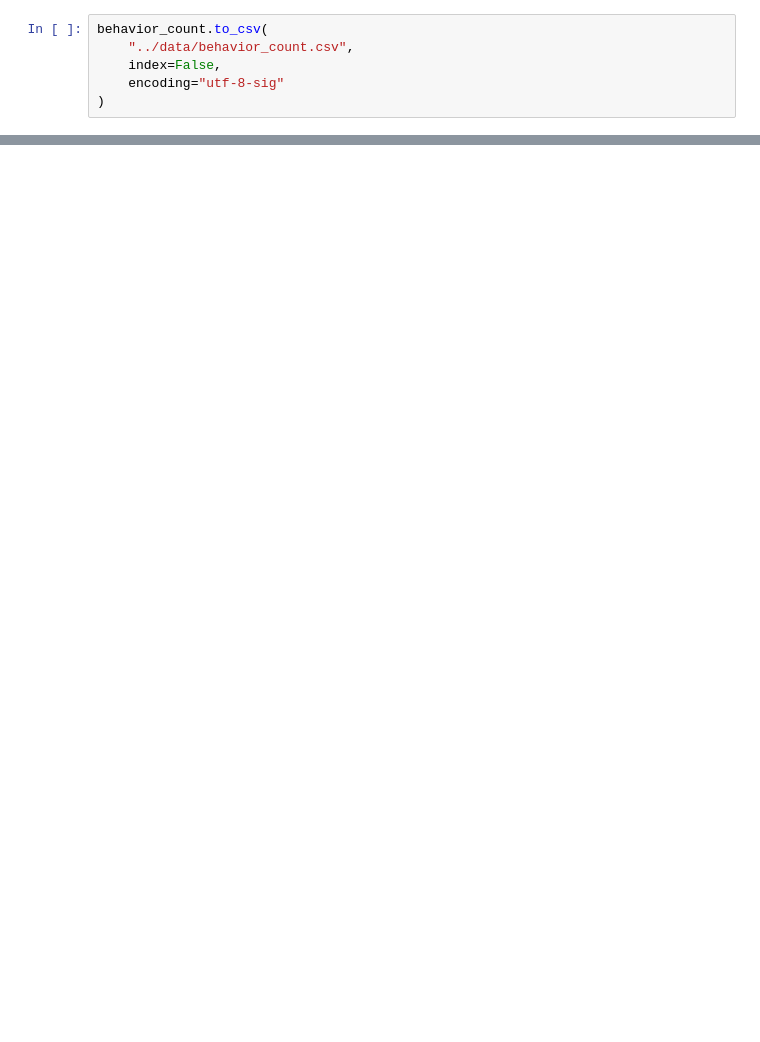
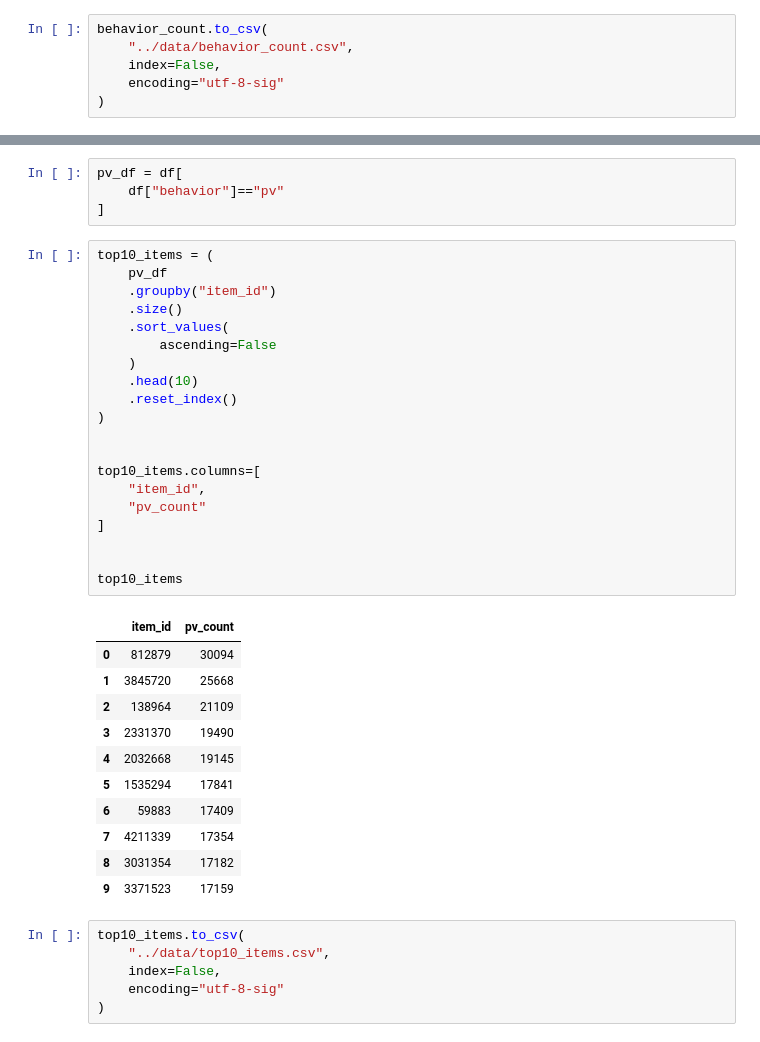
Before and after one commit to taotao-131/E-commerce-analysis, a Jupyter notebook: notebook/analysis.ipynb, the cells around one changed output, grey strips where cells are left out. Drawn from its saved outputs; the diff is of its cells as text; blank space fills up the shorter version.

```diff
--- a/notebook/analysis.ipynb
+++ b/notebook/analysis.ipynb
@@ -682,0 +156,42 @@ behavior_count = (
+# %%
+pv_df = df[
+    df["behavior"]=="pv"
+]
+# %%
+top10_items = (
+    pv_df
+    .groupby("item_id")
+    .size()
+    .sort_values(
+        ascending=False
+    )
+    .head(10)
+    .reset_index()
+)
+
+
+top10_items.columns=[
+    "item_id",
+    "pv_count"
+]
+
+
+top10_items
+# %% [output]
+|  | item_id | pv_count |
+| 0 | 812879 | 30094 |
+| 1 | 3845720 | 25668 |
+| 2 | 138964 | 21109 |
+| 3 | 2331370 | 19490 |
+| 4 | 2032668 | 19145 |
+| 5 | 1535294 | 17841 |
+| 6 | 59883 | 17409 |
+| 7 | 4211339 | 17354 |
+| 8 | 3031354 | 17182 |
+| 9 | 3371523 | 17159 |
+# %%
+top10_items.to_csv(
+    "../data/top10_items.csv",
+    index=False,
+    encoding="utf-8-sig"
+)
```
Also changed, not shown: parts of 96 cells of this notebook, 6 other files.
